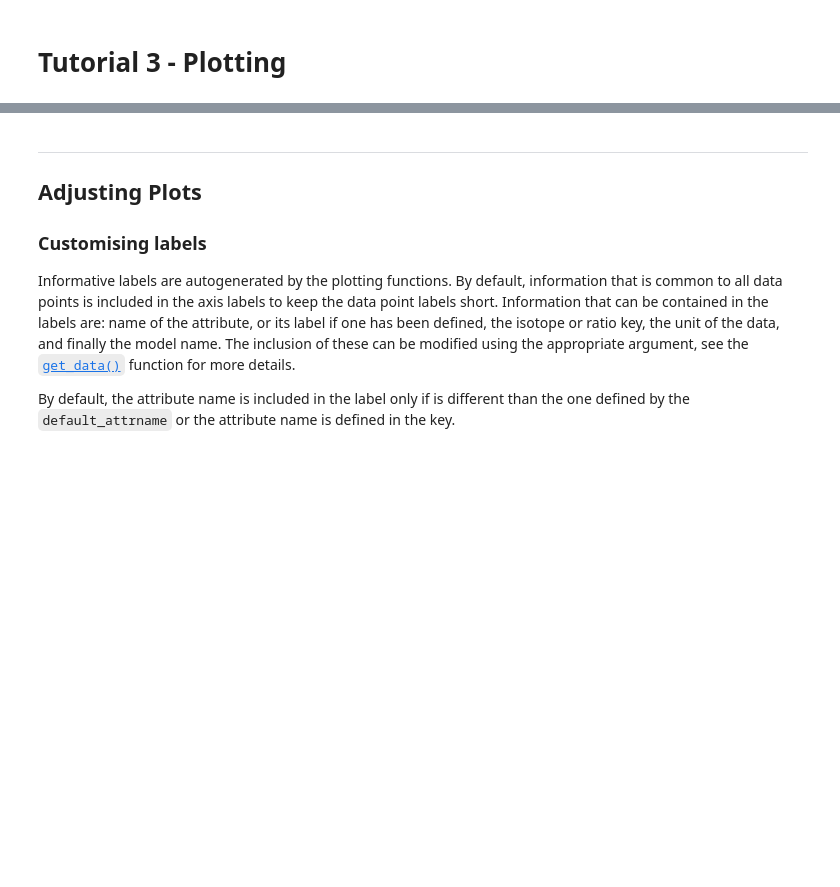
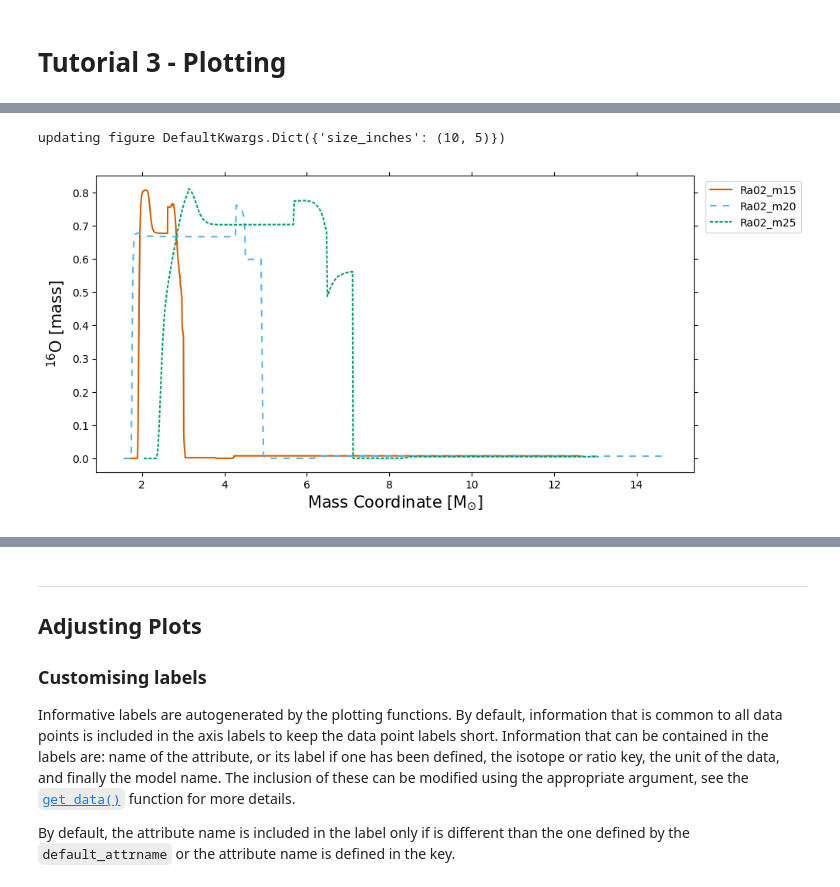
Before and after one commit to mattias-ek/SIMPLE, a Jupyter notebook: notebooks/ccsne_tutorial3.ipynb, the cells around one changed output, grey strips where cells are left out. Drawn from its saved outputs; the diff is of its cells as text; code cells hidden in the pictures; blank space fills up the shorter version.

```diff
--- a/notebooks/ccsne_tutorial3.ipynb
+++ b/notebooks/ccsne_tutorial3.ipynb
@@ -28,0 +39,5 @@ Time to load file: 0:00:00.270803
+# %%
+simple.plot_ccsne(models, 'o16', where='.dataset==Ra02', default_attrname='abundance');
+# %% [output]
+updating figure DefaultKwargs.Dict({'size_inches': (10, 5)})
+[figure, added]
```
Also changed, not shown: parts of 28 cells of this notebook, 9 other files.
